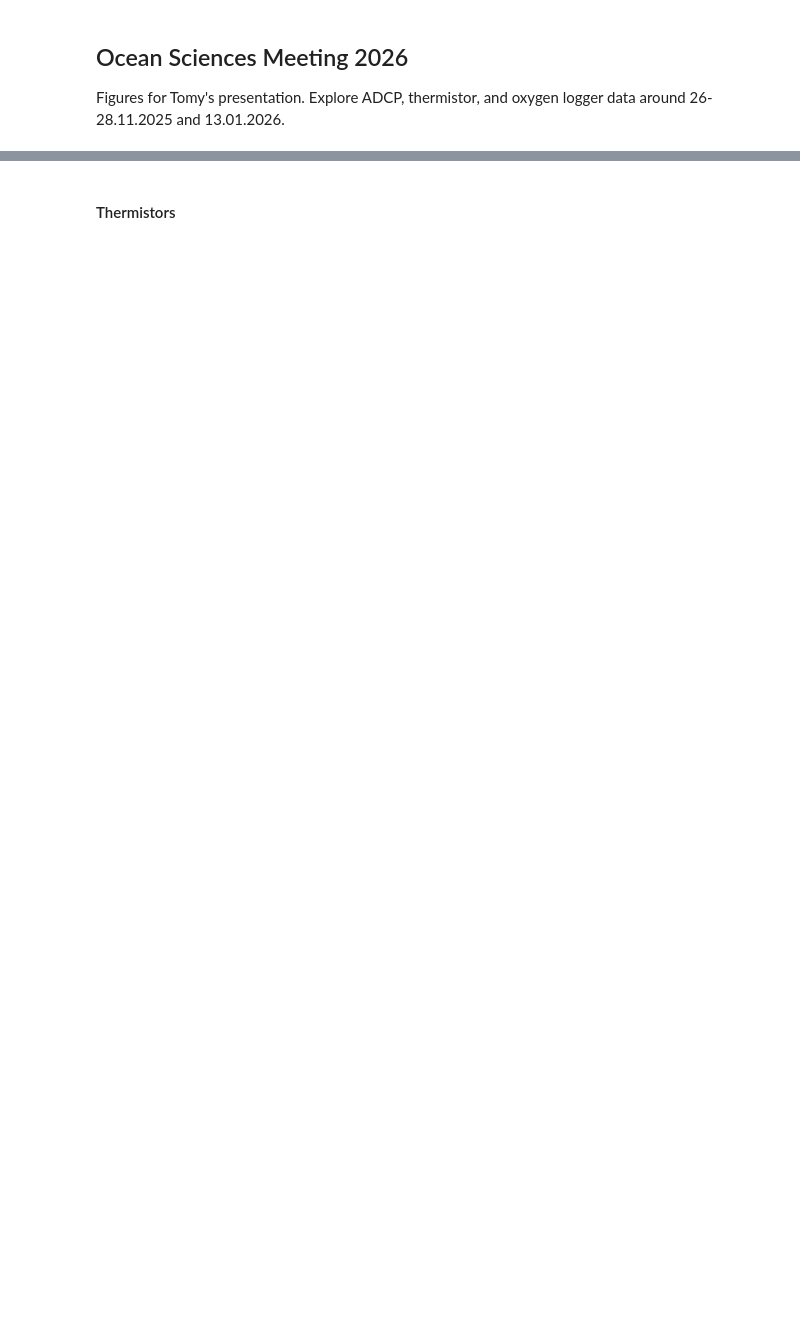
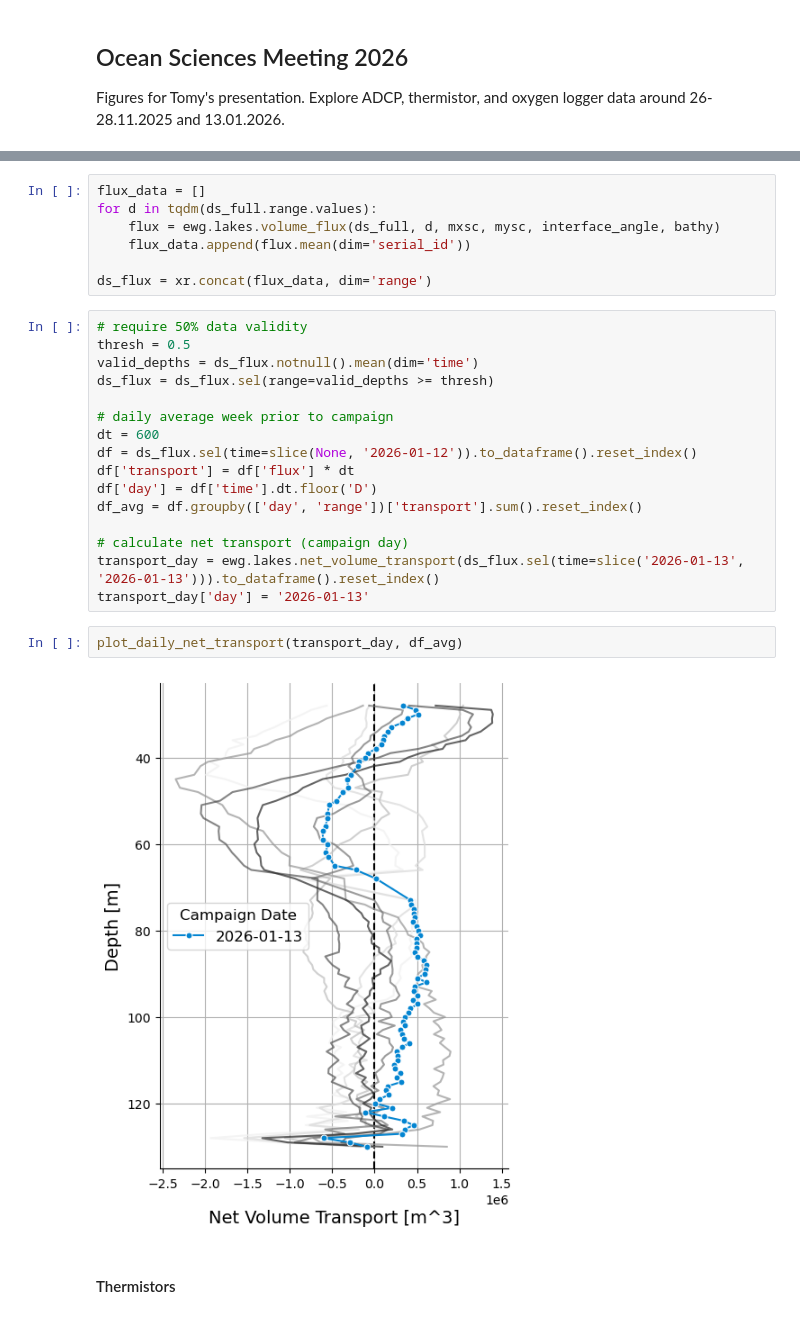
Before and after one commit to hherrema/eawag, a Jupyter notebook: presentations/osm/osm_2026.ipynb, the cells around one changed output, grey strips where cells are left out. Drawn from its saved outputs; the diff is of its cells as text; blank space fills up the shorter version.

```diff
--- a/presentations/osm/osm_2026.ipynb
+++ b/presentations/osm/osm_2026.ipynb
@@ -79,2 +191,29 @@ plt.show()
+# %%
+flux_data = []
+for d in tqdm(ds_full.range.values):
+    flux = ewg.lakes.volume_flux(ds_full, d, mxsc, mysc, interface_angle, bathy)
+    flux_data.append(flux.mean(dim='serial_id'))
+
+ds_flux = xr.concat(flux_data, dim='range')
+# %%
+# require 50% data validity
+thresh = 0.5
+valid_depths = ds_flux.notnull().mean(dim='time')
+ds_flux = ds_flux.sel(range=valid_depths >= thresh)
+
+# daily average week prior to campaign
+dt = 600
+df = ds_flux.sel(time=slice(None, '2026-01-12')).to_dataframe().reset_index()
+df['transport'] = df['flux'] * dt
+df['day'] = df['time'].dt.floor('D')
+df_avg = df.groupby(['day', 'range'])['transport'].sum().reset_index()
+
+# calculate net transport (campaign day)
+transport_day = ewg.lakes.net_volume_transport(ds_flux.sel(time=slice('2026-01-13', '2026-01-13'))).to_dataframe().reset_index()
+transport_day['day'] = '2026-01-13'
+# %%
+plot_daily_net_transport(transport_day, df_avg)
+# %% [output]
+[figure, added]
 # %% [markdown]
 #### Thermistors
```
Also changed, not shown: parts of 55 cells of this notebook.
